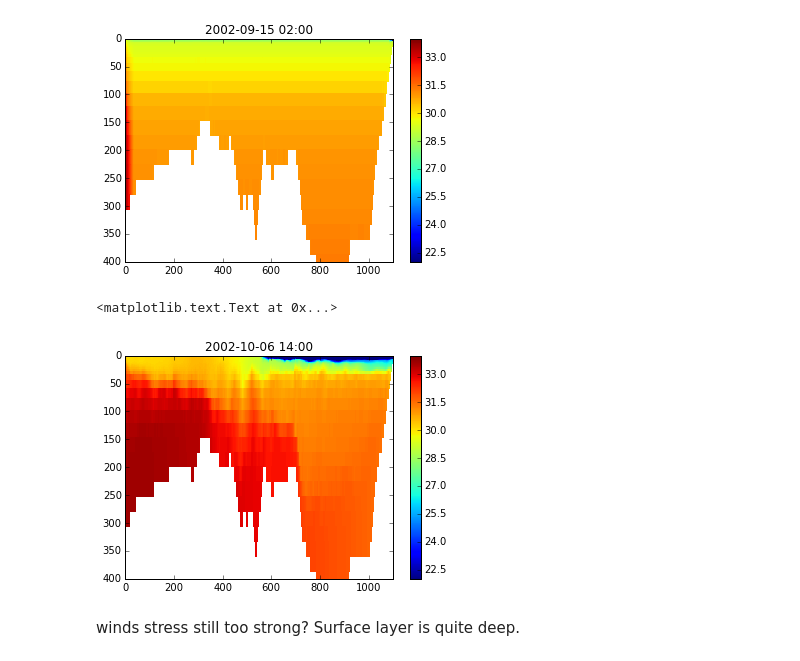
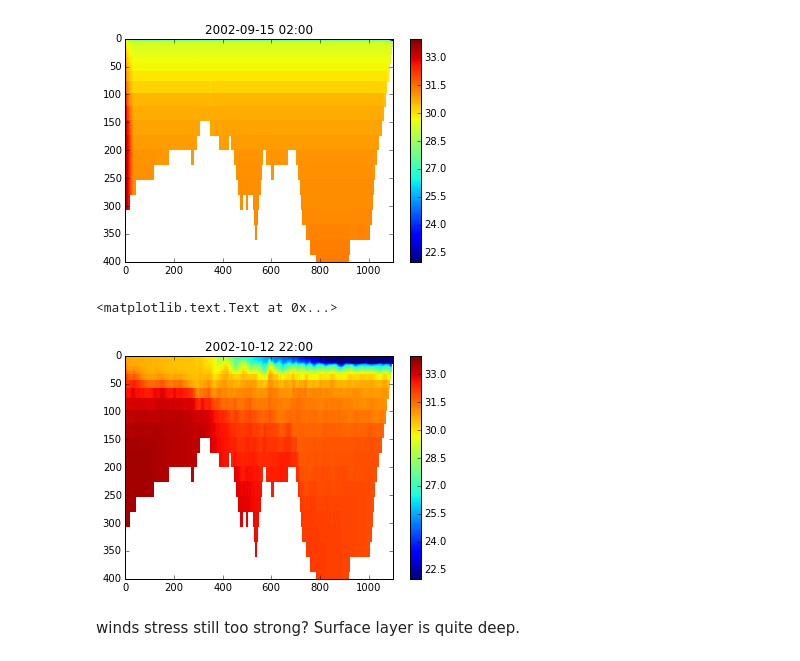
Before and after one commit to SalishSeaCast/2d-domain, a Jupyter notebook: analysis/3.6 Test.ipynb, the cells around one changed output. Saved outputs shown, nothing was run; the diff lists cells and outputs as text; code cells hidden in the pictures.

```diff
--- a/analysis/3.6 Test.ipynb
+++ b/analysis/3.6 Test.ipynb
@@ -12,7 +12,7 @@ import matplotlib.pyplot as plt
 %matplotlib inline
 # %%
 path = '/data/nsoontie/MEOPAR/SalishSea/results/2Ddomain/3.6'
-directory = 'isoneutral'
+directory = 'isoneutral_2'
 file_part = 'SalishSea_4h_20020915_20021012_{}.nc'
 
 dT = nc.Dataset(os.path.join(path,directory,file_part.format('grid_T')))
@@ -53,15 +53,15 @@ plt.colorbar()
 <matplotlib.colorbar.Colorbar instance at 0x...>
 [figure]
 # %%
-t=129
+t=-1
 plt.pcolormesh(np.arange(0,sal.shape[3]),deps,sal[t,:,y,:],vmin=smin,vmax=smax)
 plt.axis([0,1100,400,0])
 plt.colorbar()
 date =time_origin + datetime.timedelta(seconds = times[t])
 plt.title(date.strftime('%Y-%m-%d %H:%M'))
 # %% [output]
 <matplotlib.text.Text at 0x...>
-[figure, old version]
+[figure, new version]
 # %% [markdown]
 winds stress still too strong? Surface layer is quite deep.
 # %% [markdown]
```
Also changed, not shown: parts of 14 cells of this notebook.
